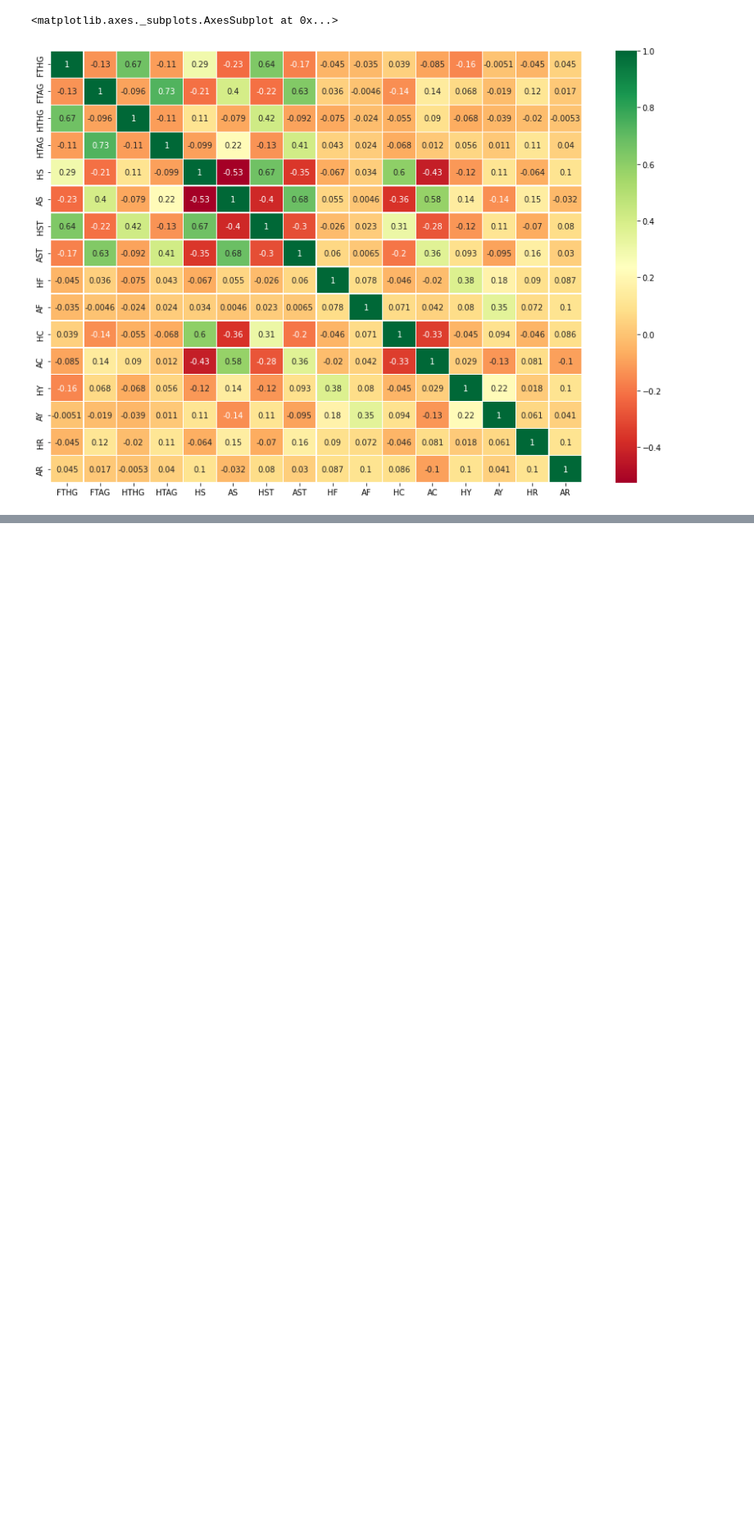
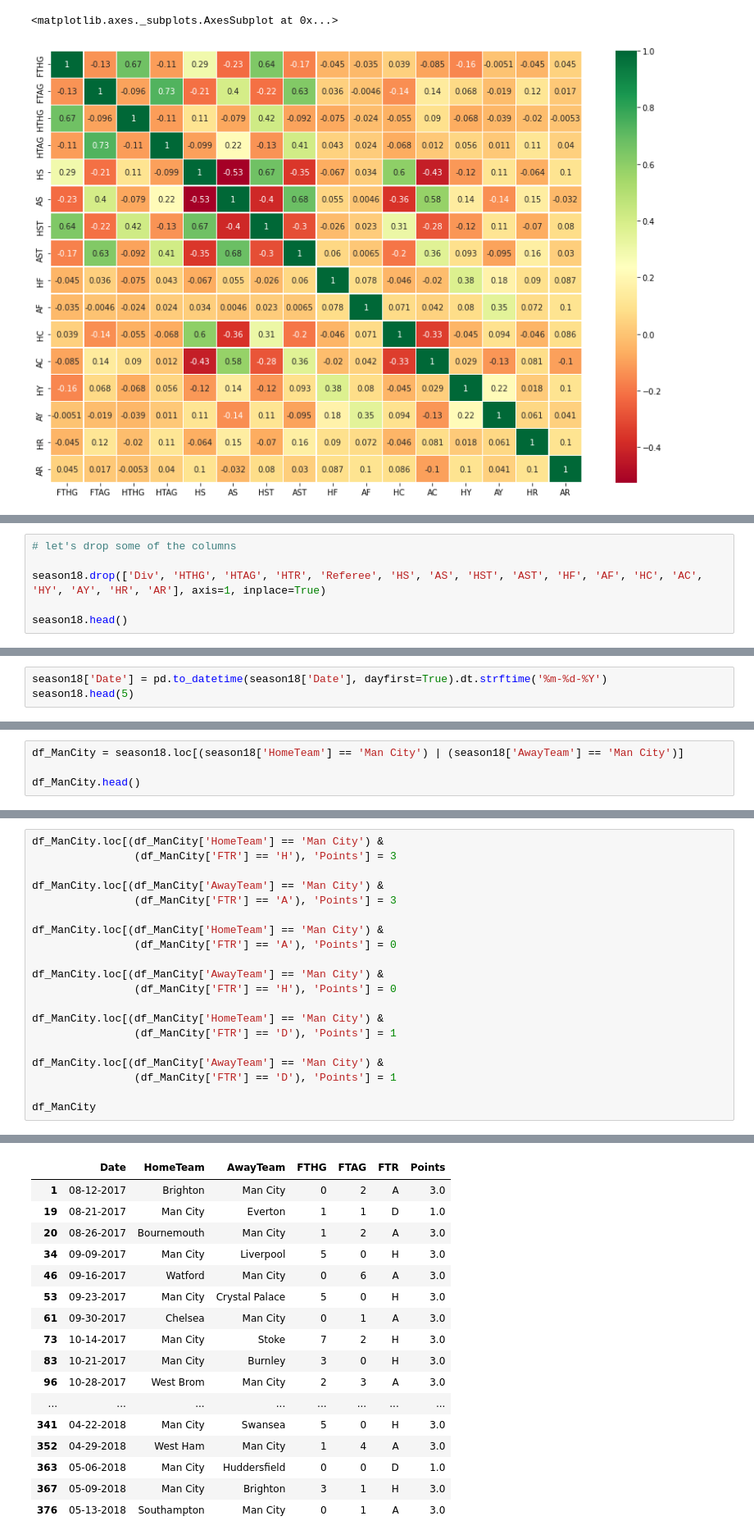
Before and after one commit to EstherOgutu/Premier-League-Prediction-Group-3-, a Jupyter notebook: Premier_League_Prediction.ipynb, the cells around one changed output, grey strips where cells are left out. Shown: that part at 82% size. Cells and saved outputs as stored; diff of their text form; blank space fills up the shorter version.

```diff
--- a/Premier_League_Prediction.ipynb
+++ b/Premier_League_Prediction.ipynb
@@ -531,0 +601,6 @@ sns.heatmap(season18.corr(), annot=True, cmap='RdYlGn', linewidths=0.2)
+# %%
+# let's drop some of the columns
+
+season18.drop(['Div', 'HTHG', 'HTAG', 'HTR', 'Referee', 'HS', 'AS', 'HST', 'AST', 'HF', 'AF', 'HC', 'AC', 'HY', 'AY', 'HR', 'AR'], axis=1, inplace=True)
+
+season18.head()
@@ -531,0 +614,3 @@ sns.heatmap(season18.corr(), annot=True, cmap='RdYlGn', linewidths=0.2)
+# %%
+season18['Date'] = pd.to_datetime(season18['Date'], dayfirst=True).dt.strftime('%m-%d-%Y')
+season18.head(5)
@@ -531,0 +632,4 @@ sns.heatmap(season18.corr(), annot=True, cmap='RdYlGn', linewidths=0.2)
+# %%
+df_ManCity = season18.loc[(season18['HomeTeam'] == 'Man City') | (season18['AwayTeam'] == 'Man City')]
+
+df_ManCity.head()
@@ -531,0 +643,21 @@ sns.heatmap(season18.corr(), annot=True, cmap='RdYlGn', linewidths=0.2)
+# %%
+df_ManCity.loc[(df_ManCity['HomeTeam'] == 'Man City') &
+                (df_ManCity['FTR'] == 'H'), 'Points'] = 3
+
+df_ManCity.loc[(df_ManCity['AwayTeam'] == 'Man City') &
+                (df_ManCity['FTR'] == 'A'), 'Points'] = 3
+
+df_ManCity.loc[(df_ManCity['HomeTeam'] == 'Man City') &
+                (df_ManCity['FTR'] == 'A'), 'Points'] = 0
+
+df_ManCity.loc[(df_ManCity['AwayTeam'] == 'Man City') &
+                (df_ManCity['FTR'] == 'H'), 'Points'] = 0
+
+df_ManCity.loc[(df_ManCity['HomeTeam'] == 'Man City') &
+                (df_ManCity['FTR'] == 'D'), 'Points'] = 1
+
+df_ManCity.loc[(df_ManCity['AwayTeam'] == 'Man City') &
+                (df_ManCity['FTR'] == 'D'), 'Points'] = 1
+
+df_ManCity
+# %% [output]
@@ -531,0 +674,17 @@ sns.heatmap(season18.corr(), annot=True, cmap='RdYlGn', linewidths=0.2)
+|  | Date | HomeTeam | AwayTeam | FTHG | FTAG | FTR | Points |
+| 1 | 08-12-2017 | Brighton | Man City | 0 | 2 | A | 3.0 |
+| 19 | 08-21-2017 | Man City | Everton | 1 | 1 | D | 1.0 |
+| 20 | 08-26-2017 | Bournemouth | Man City | 1 | 2 | A | 3.0 |
+| 34 | 09-09-2017 | Man City | Liverpool | 5 | 0 | H | 3.0 |
+| 46 | 09-16-2017 | Watford | Man City | 0 | 6 | A | 3.0 |
+| 53 | 09-23-2017 | Man City | Crystal Palace | 5 | 0 | H | 3.0 |
+| 61 | 09-30-2017 | Chelsea | Man City | 0 | 1 | A | 3.0 |
+| 73 | 10-14-2017 | Man City | Stoke | 7 | 2 | H | 3.0 |
+| 83 | 10-21-2017 | Man City | Burnley | 3 | 0 | H | 3.0 |
+| 96 | 10-28-2017 | West Brom | Man City | 2 | 3 | A | 3.0 |
+| ... | ... | ... | ... | ... | ... | ... | ... |
+| 341 | 04-22-2018 | Man City | Swansea | 5 | 0 | H | 3.0 |
+| 352 | 04-29-2018 | West Ham | Man City | 1 | 4 | A | 3.0 |
+| 363 | 05-06-2018 | Man City | Huddersfield | 0 | 0 | D | 1.0 |
+| 367 | 05-09-2018 | Man City | Brighton | 3 | 1 | H | 3.0 |
+| 376 | 05-13-2018 | Southampton | Man City | 0 | 1 | A | 3.0 |
```
Also changed, not shown: parts of 30 cells of this notebook.
